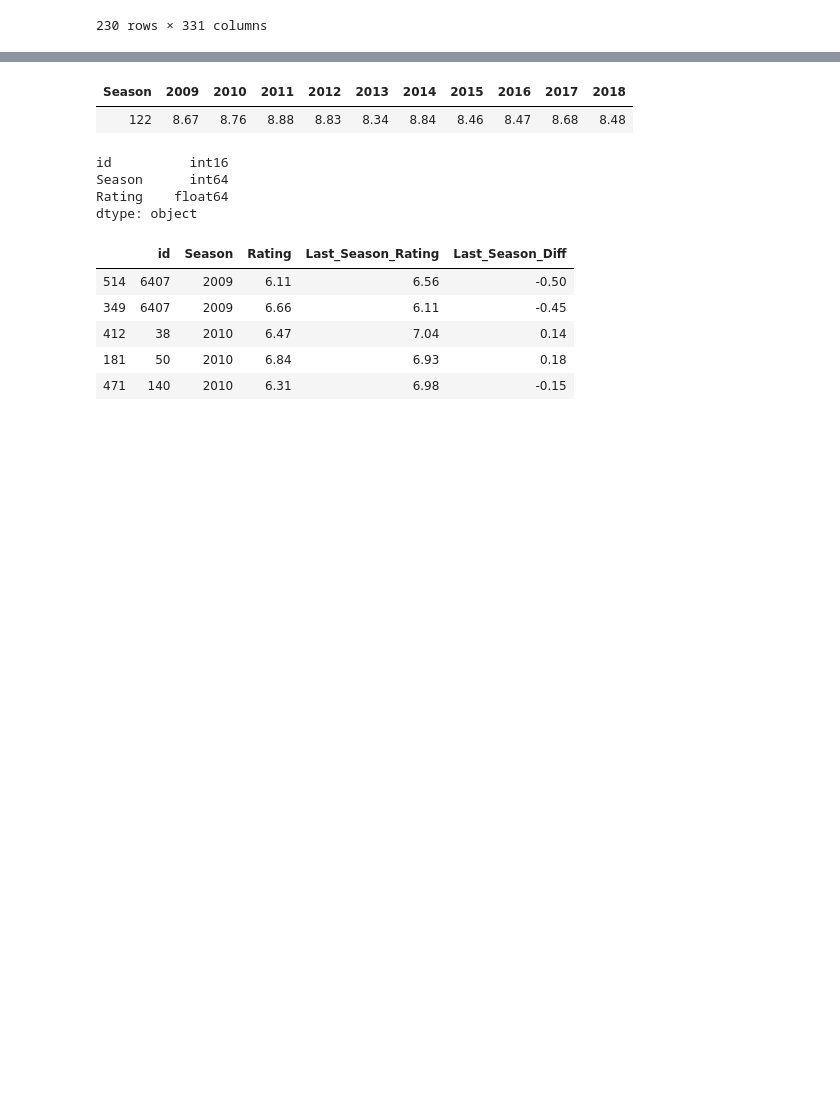
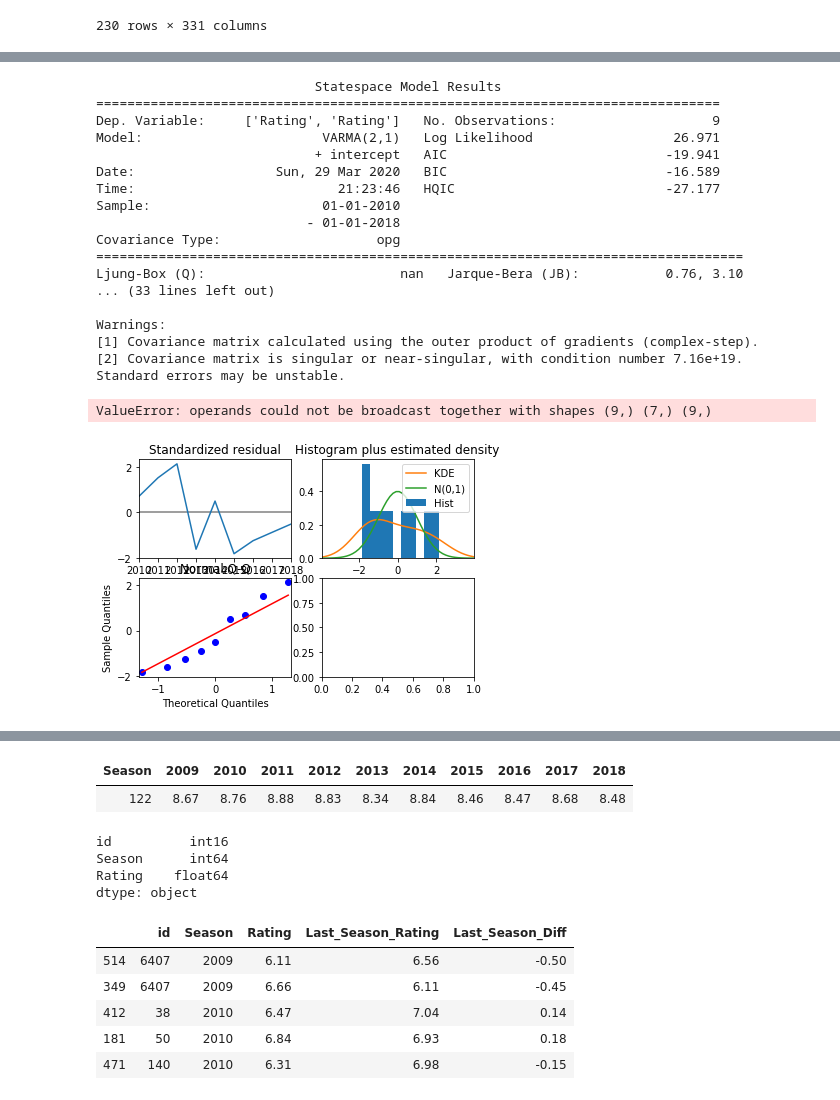
Before and after one commit to Suwadith/Winning-Eleven-Scout-Evaluation-and-Analysis-to-Enhance-Football-Player-Recommendations-ML-Flask, a Jupyter notebook: Analysis/Forecasting.ipynb, the cells around one changed output, grey strips where cells are left out. Drawn from its saved outputs; the diff is of its cells as text; code cells hidden in the pictures; blank space fills up the shorter version.

```diff
--- a/Analysis/Forecasting.ipynb
+++ b/Analysis/Forecasting.ipynb
@@ -241,12 +241,12 @@ decadePlayerList = decadeOfPLayerDf.Name.tolist()
 # %%
 #creating a non pivot table with all active player ratings
 df_ = {}
-tableColumn=['Name','Age','Season','Team','League','Position','Apps','Minutes','Total goals','Total Assists','Shots per game',
+tableColumn=['Season','Age','Team','League','Position','Apps','Minutes','Total goals','Total Assists','Shots per game',
                  'Key passes per game','Dribbles per game','Fouled per game','Offsides per game','Dispossessed per game',
                  'Bad control per game','Tackles per game','Interceptions per game','Fouls per game','Clearances per game',
                  'Dribbled past per game','Outfield blocks per game','Own goals','Passes per game','Pass success percentage',
                  'Crosses per game','Long balls per game','Through balls per game','Total Goals','Yellow cards','Red cards',
-                 'Aerials won per game','Man of the match','Rating']
+                 'Aerials won per game','Man of the match','Rating','Name']
 
 for name in decadePlayerList:
 
@@ -254,9 +254,8 @@ for name in decadePlayerList:
     currentName = name
     for i in range(2009, 2019):
         tableList.append([
-            name,
+            i,
             decadeOfPLayerDf.loc[decadeOfPLayerDf['Name'] == name]['Age'][str(i)].tolist()[0],
-            i,
             decadeOfPLayerDf.loc[decadeOfPLayerDf['Name'] == name]['Team'][str(i)].tolist()[0],
             decadeOfPLayerDf.loc[decadeOfPLayerDf['Name'] == name]['League'][str(i)].tolist()[0],
             decadeOfPLayerDf.loc[decadeOfPLayerDf['Name'] == name]['Position'][str(i)].tolist()[0],
@@ -288,7 +287,8 @@ for name in decadePlayerList:
             decadeOfPLayerDf.loc[decadeOfPLayerDf['Name'] == name]['Red cards'][str(i)].tolist()[0],
             decadeOfPLayerDf.loc[decadeOfPLayerDf['Name'] == name]['Aerials won per game'][str(i)].tolist()[0],
             decadeOfPLayerDf.loc[decadeOfPLayerDf['Name'] == name]['Man of the match'][str(i)].tolist()[0],
-            decadeOfPLayerDf.loc[decadeOfPLayerDf['Name'] == name]['Rating'][str(i)].tolist()[0]
+            decadeOfPLayerDf.loc[decadeOfPLayerDf['Name'] == name]['Rating'][str(i)].tolist()[0],
+            name
         ])
 
     playerDf = pd.DataFrame(tableList, columns=tableColumn)
@@ -296,0 +313,43 @@ for name in decadePlayerList:
+# %%
+from pylab import rcParams
+
+import statsmodels.api as sm
+from numpy.random import normal, seed
+from scipy.stats import norm
+from statsmodels.tsa.arima_model import ARMA
+from statsmodels.tsa.stattools import adfuller
+from statsmodels.graphics.tsaplots import plot_acf, plot_pacf
+from statsmodels.tsa.arima_process import ArmaProcess
+from statsmodels.tsa.arima_model import ARIMA
+import math
+from sklearn.metrics import mean_squared_error
+
+train_sample = pd.concat([df_['Lionel Messi']["Rating"].diff().iloc[1:],df_['Cristiano Ronaldo']["Rating"].diff().iloc[1:]],axis=1)
+model = sm.tsa.VARMAX(train_sample,order=(2,1),trend='c')
+result = model.fit(maxiter=1000,disp=False)
+print(result.summary())
+predicted_result = result.predict(start=0, end=1)
+result.plot_diagnostics()
+# # calculating error
+# rmse = math.sqrt(mean_squared_error(train_sample.iloc[1:1].values, predicted_result.values))
+# print("The root mean squared error is {}.".format(rmse))
+# %% [output]
+                            Statespace Model Results
+================================================================================
+Dep. Variable:     ['Rating', 'Rating']   No. Observations:                    9
+Model:                       VARMA(2,1)   Log Likelihood                  26.971
+                            + intercept   AIC                            -19.941
+Date:                  Sun, 29 Mar 2020   BIC                            -16.589
+Time:                          21:23:46   HQIC                           -27.177
+Sample:                      01-01-2010
+                           - 01-01-2018
+Covariance Type:                    opg
+===================================================================================
+Ljung-Box (Q):                         nan   Jarque-Bera (JB):           0.76, 3.10
+... (33 lines left out)
+
+Warnings:
+[1] Covariance matrix calculated using the outer product of gradients (complex-step).
+[2] Covariance matrix is singular or near-singular, with condition number 7.16e+19. Standard errors may be unstable.
+ValueError: operands could not be broadcast together with shapes (9,) (7,) (9,)
+[figure, added]
```
Also changed, not shown: parts of 5 cells of this notebook, 8 other files.
